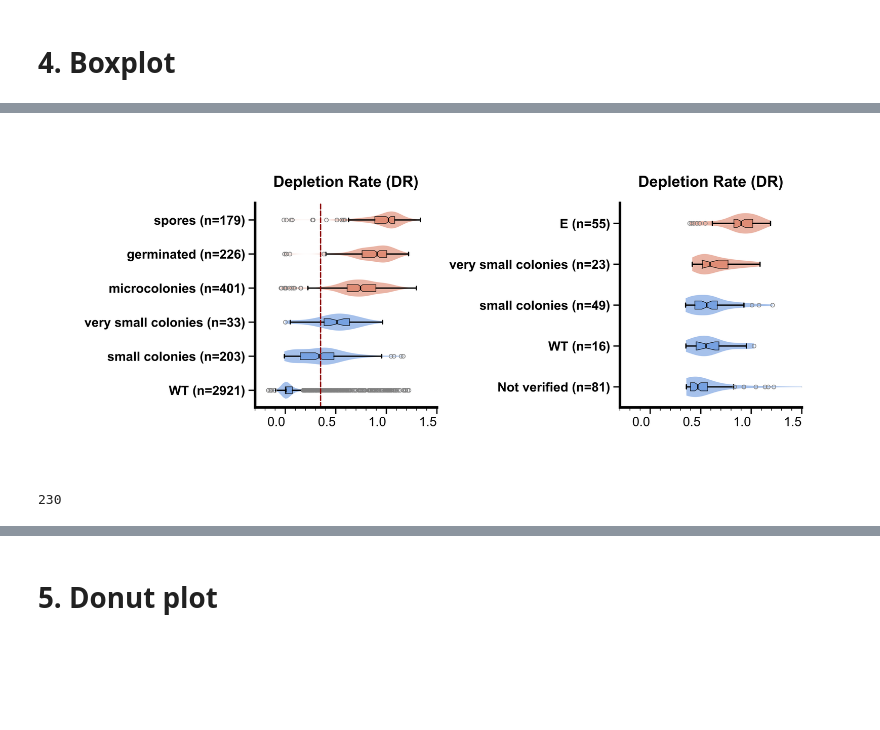
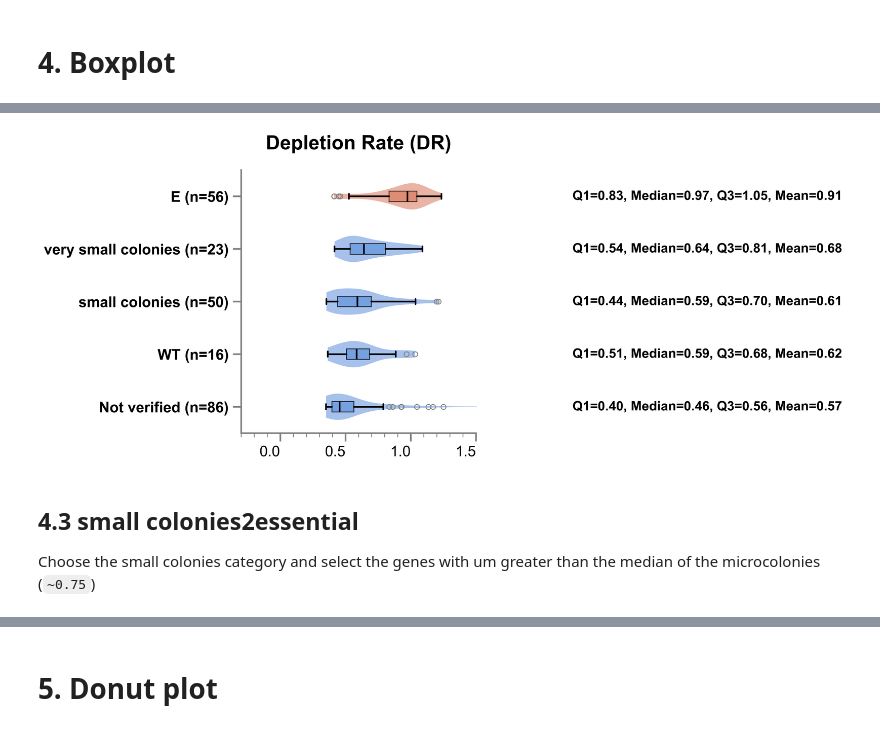
Before and after one commit to DIT-HAP/DIT_HAP_pipeline, a Jupyter notebook: workflow/notebooks/compare_with_deletion_library.ipynb, the cells around one changed output, grey strips where cells are left out. Saved outputs shown, nothing was run; the diff lists cells and outputs as text; code cells hidden in the pictures; blank space fills up the shorter version.

```diff
--- a/workflow/notebooks/compare_with_deletion_library.ipynb
+++ b/workflow/notebooks/compare_with_deletion_library.ipynb
@@ -137,0 +143,23 @@ def boxplot_with_violinplot(x, y, ax, colors):
+# %%
+WT2nonWT = data_config.merged_result.query("Category == 'WT' and um > 0.35").sort_values(by="um", ascending=False)["Systematic ID"].unique().tolist()
+verified_WT2nonWT = data_config.verification_result.query("`Systematic ID` in @WT2nonWT").copy()
+verified_WT2nonWT_genes = verified_WT2nonWT["Systematic ID"].unique().tolist()
+missing_WT2nonWT_genes = [gene for gene in WT2nonWT if gene not in verified_WT2nonWT_genes]
+
+verification_genes = {}
+verification_genes["Not verified"] = missing_WT2nonWT_genes
+for category in ["WT", "small colonies", "very small colonies", "E"]:
+    verification_genes[category] = verified_WT2nonWT.query("`Verification result` == @category")["Systematic ID"].unique().tolist()
+
+WT2nonWT_genes_df = pd.DataFrame()
+for k, v in verification_genes.items():
+    sub_df = data_config.merged_result.query("`Systematic ID` in @v").copy()
+    sub_df["Verification result"] = k
+    WT2nonWT_genes_df = pd.concat([WT2nonWT_genes_df, sub_df], ignore_index=True)
+
+print("WT2noWT: ", len(set(WT2nonWT)))
+print("verified_WT2nonWT: ", len(verified_WT2nonWT))
+
+um_dict2 = { k: data_config.merged_result.query("`Systematic ID` in @v")["um"].tolist() for k, v in verification_genes.items() }
+
+WT2nonWT_genes_df.to_csv(data_config.output_dir / "WT2nonWT_genes_verification_summary.tsv", sep="\t", index=False)
@@ -138,28 +175,34 @@ def boxplot_with_violinplot(x, y, ax, colors):
 # %%
-fig, axes = plt.subplots(1, 2, figsize=(2*AX_WIDTH, AX_HEIGHT), sharex=True)
+fig, axes = plt.subplots(1, 2, figsize=(2*AX_WIDTH, AX_HEIGHT), sharey=True, gridspec_kw={'width_ratios': [3, 1]})
 
-EV_colors = [
+EV_colors2 = [
     COLORS[1],
     COLORS[1],
     COLORS[1],
-    COLORS[0],
-    COLORS[0],
+    COLORS[1],
     COLORS[0]
 ]
 
-boxplot_with_violinplot(list(um_dict.keys()), list(um_dict.values()), axes[0], EV_colors)
+boxplot_with_violinplot(list(um_dict2.keys()), list(um_dict2.values()), axes[0], EV_colors2)
 axes[0].set_title("Depletion Rate (DR)")
 axes[0].set_xlim(-0.3, 1.5)
-axes[0].axvline(0.35, color="darkred", linestyle="--", linewidth=2)
-boxplot_with_violinplot(list(um_dict2.keys()), list(um_dict2.values()), axes[1], EV_colors)
-axes[1].set_title("Depletion Rate (DR)")
+
+for row, (category, category_ums) in enumerate(um_dict2.items()):
+    q1 = np.percentile(category_ums, 25)
+    q3 = np.percentile(category_ums, 75)
+    median = np.median(category_ums)
+    mean = np.mean(category_ums)
+    info = f"Q1={q1:.2f}, Median={median:.2f}, Q3={q3:.2f}, Mean={mean:.2f}"
+    axes[1].text(1.05, row, info, va='center', ha='left', fontweight="bold")
+axes[1].axis('off')
 
 plt.tight_layout()
+plt.savefig(data_config.output_dir / "WT2nonWT_verification_boxplot_violinplot.pdf", dpi=300)
 plt.show()
 plt.close()
 # %% [output]
-[figure, old version]
+[figure, new version]
-# %%
-sum(map(len, list(um_dict2.values())))
-# %% [output]
-230
+# %% [markdown]
+## 4.3 small colonies2essential
+
+Choose the small colonies category and select the genes with um greater than the median of the microcolonies (`~0.75`)
```
Also changed, not shown: parts of 16 cells of this notebook, 1 other file.
